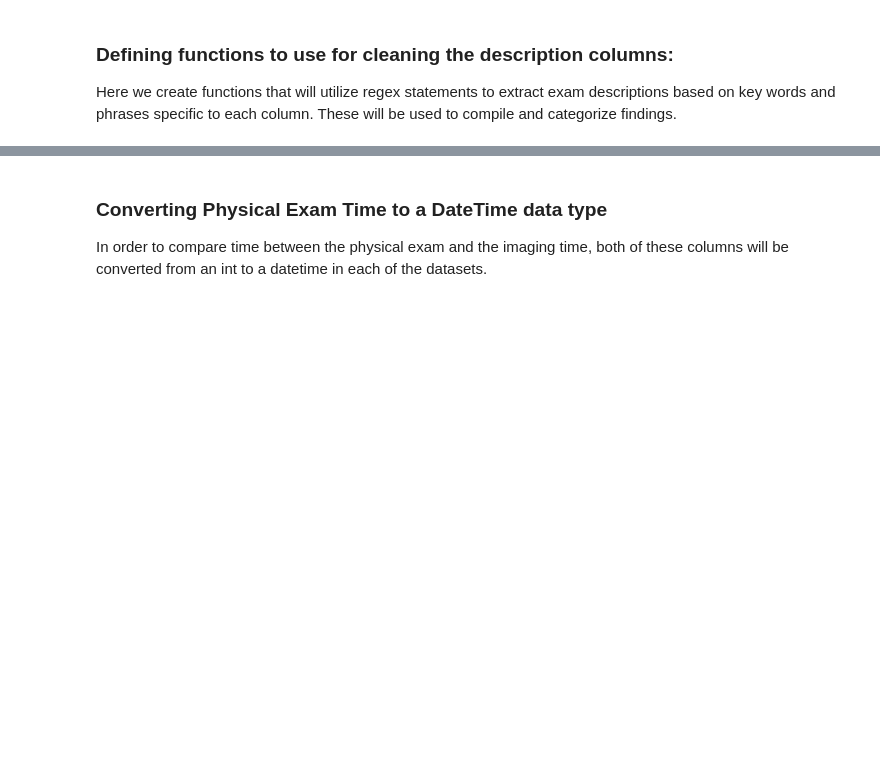
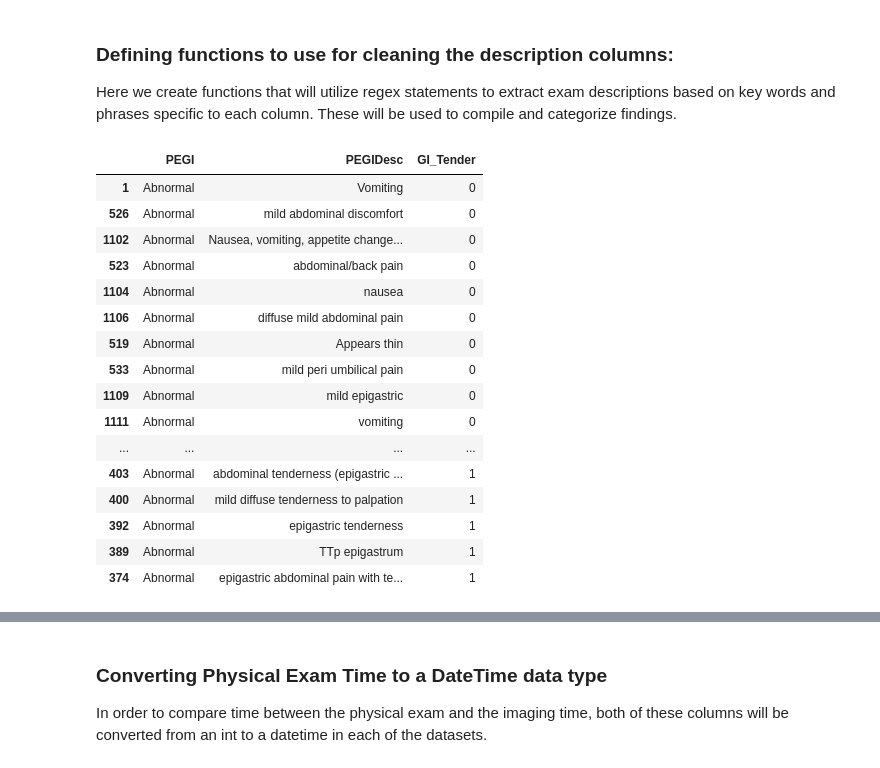
Before and after one commit to andrea-stofko/bmi-data-science-project, a Jupyter notebook: PE - DKA BMI.ipynb, the cells around one changed output, grey strips where cells are left out. Saved outputs shown, nothing was run; the diff lists cells and outputs as text; code cells hidden in the pictures; blank space fills up the shorter version.

```diff
--- a/PE - DKA BMI.ipynb
+++ b/PE - DKA BMI.ipynb
@@ -180,10 +180,28 @@ df_pe = create_binary_flag(df_pe, 'PERespDesc', 'Resp_Kuss', [r'\bkus\w*']) # Ku
 # %%
 # GI Tender
 #analyze_term_counts(df_pe, 'PEGIDesc')
 
 df_pe = create_binary_flag(df_pe, 'PEGIDesc', 'GI_Tender', [r'tender\w*|TTP']) # Captures tender to palpitation
 
-#display_abnormal(df_pe, 'PEGI', 'PEGIDesc', 'GI_Tender')
+display_abnormal(df_pe, 'PEGI', 'PEGIDesc', 'GI_Tender')
+# %% [output]
+|  | PEGI | PEGIDesc | GI_Tender |
+| 1 | Abnormal | Vomiting | 0 |
+| 526 | Abnormal | mild abdominal discomfort | 0 |
+| 1102 | Abnormal | Nausea, vomiting, appetite change... | 0 |
+| 523 | Abnormal | abdominal/back pain | 0 |
+| 1104 | Abnormal | nausea | 0 |
+| 1106 | Abnormal | diffuse mild abdominal pain | 0 |
+| 519 | Abnormal | Appears thin | 0 |
+| 533 | Abnormal | mild peri umbilical pain | 0 |
+| 1109 | Abnormal | mild epigastric | 0 |
+| 1111 | Abnormal | vomiting | 0 |
+| ... | ... | ... | ... |
+| 403 | Abnormal | abdominal tenderness (epigastric ... | 1 |
+| 400 | Abnormal | mild diffuse tenderness to palpation | 1 |
+| 392 | Abnormal | epigastric tenderness | 1 |
+| 389 | Abnormal | TTp epigastrum | 1 |
+| 374 | Abnormal | epigastric abdominal pain with te... | 1 |
 # %%
 #GI - Nausea/Vomiting
 #analyze_term_counts(df_pe, 'PEGIDesc')
```
Also changed, not shown: parts of 2 cells of this notebook.
